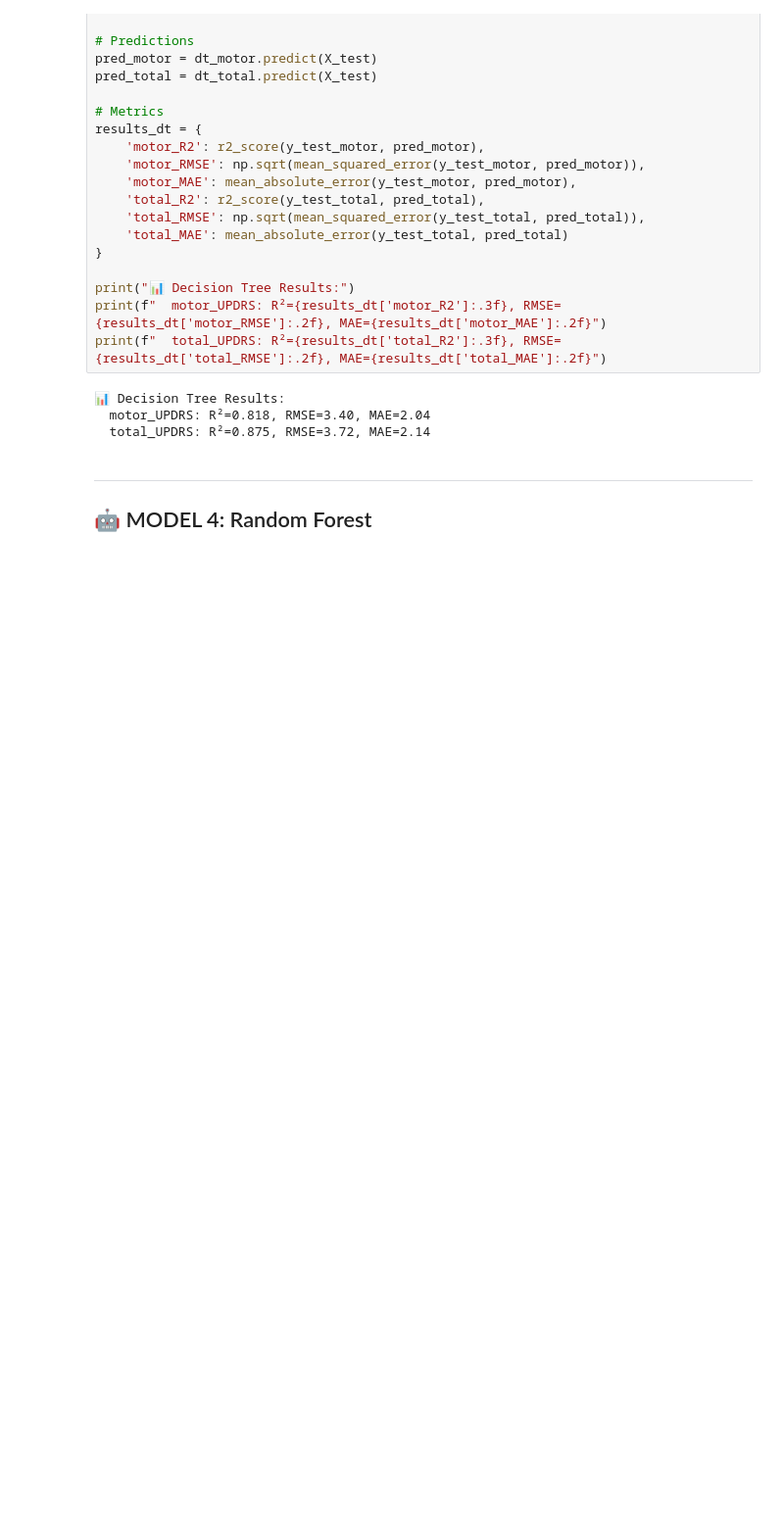
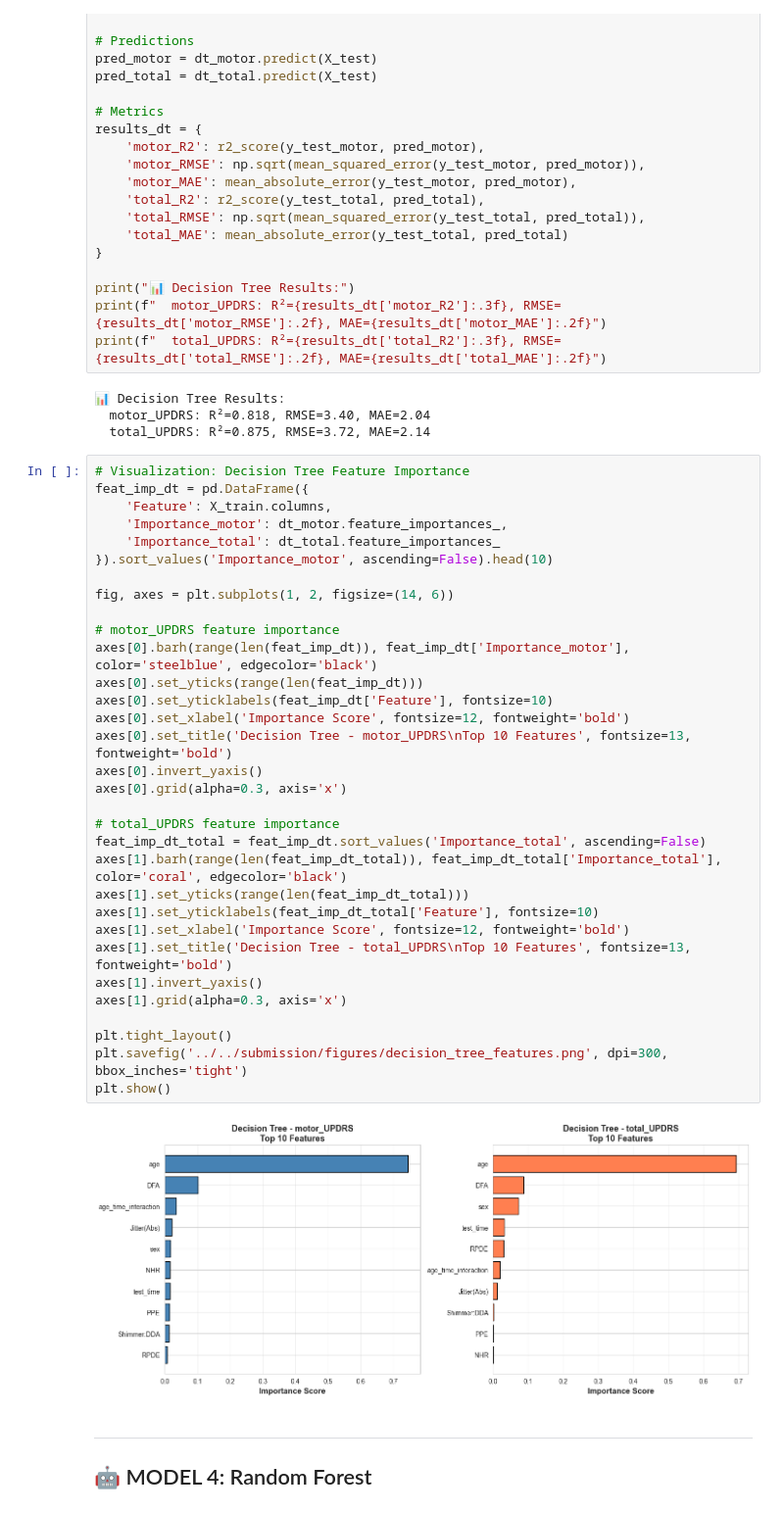
Before and after one commit to EchoRover/aiproject, a Jupyter notebook: notebooks/parkinsons/03_parkinsons_regression.ipynb, the cells around one changed output. Shown at 98% size. Cells and saved outputs as stored; diff of their text form; blank space fills up the shorter version.

```diff
--- a/notebooks/parkinsons/03_parkinsons_regression.ipynb
+++ b/notebooks/parkinsons/03_parkinsons_regression.ipynb
@@ -213,6 +284,40 @@ print(f"  total_UPDRS: R²={results_dt['total_R2']:.3f}, RMSE={results_dt['total
 📊 Decision Tree Results:
   motor_UPDRS: R²=0.818, RMSE=3.40, MAE=2.04
   total_UPDRS: R²=0.875, RMSE=3.72, MAE=2.14
+# %%
+# Visualization: Decision Tree Feature Importance
+feat_imp_dt = pd.DataFrame({
+    'Feature': X_train.columns,
+    'Importance_motor': dt_motor.feature_importances_,
+    'Importance_total': dt_total.feature_importances_
+}).sort_values('Importance_motor', ascending=False).head(10)
+
+fig, axes = plt.subplots(1, 2, figsize=(14, 6))
+
+# motor_UPDRS feature importance
+axes[0].barh(range(len(feat_imp_dt)), feat_imp_dt['Importance_motor'], color='steelblue', edgecolor='black')
+axes[0].set_yticks(range(len(feat_imp_dt)))
+axes[0].set_yticklabels(feat_imp_dt['Feature'], fontsize=10)
+axes[0].set_xlabel('Importance Score', fontsize=12, fontweight='bold')
+axes[0].set_title('Decision Tree - motor_UPDRS\nTop 10 Features', fontsize=13, fontweight='bold')
+axes[0].invert_yaxis()
+axes[0].grid(alpha=0.3, axis='x')
+
+# total_UPDRS feature importance
+feat_imp_dt_total = feat_imp_dt.sort_values('Importance_total', ascending=False)
+axes[1].barh(range(len(feat_imp_dt_total)), feat_imp_dt_total['Importance_total'], color='coral', edgecolor='black')
+axes[1].set_yticks(range(len(feat_imp_dt_total)))
+axes[1].set_yticklabels(feat_imp_dt_total['Feature'], fontsize=10)
+axes[1].set_xlabel('Importance Score', fontsize=12, fontweight='bold')
+axes[1].set_title('Decision Tree - total_UPDRS\nTop 10 Features', fontsize=13, fontweight='bold')
+axes[1].invert_yaxis()
+axes[1].grid(alpha=0.3, axis='x')
+
+plt.tight_layout()
+plt.savefig('../../submission/figures/decision_tree_features.png', dpi=300, bbox_inches='tight')
+plt.show()
+# %% [output]
+[figure, added]
 # %% [markdown]
 ---
 ## 🤖 MODEL 4: Random Forest
```
Also changed, not shown: parts of 12 cells of this notebook, 15 other files.
